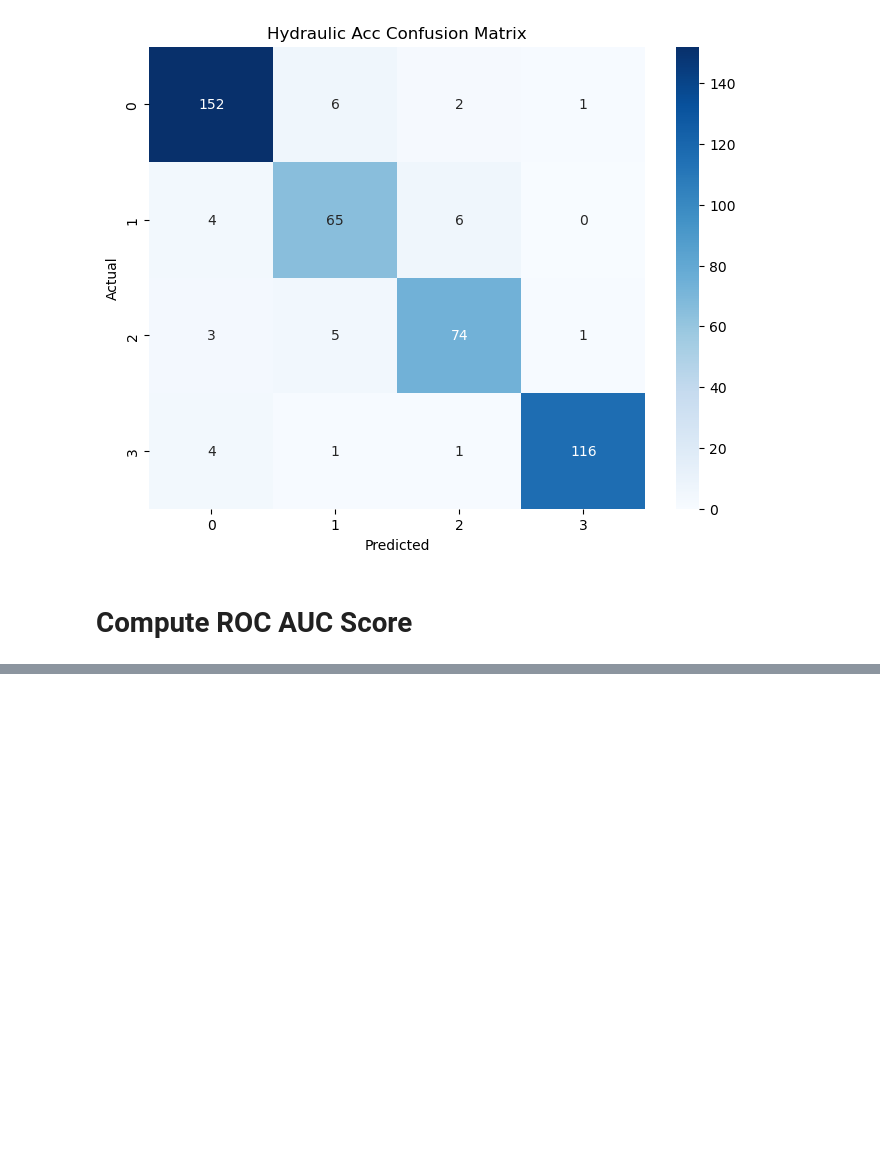
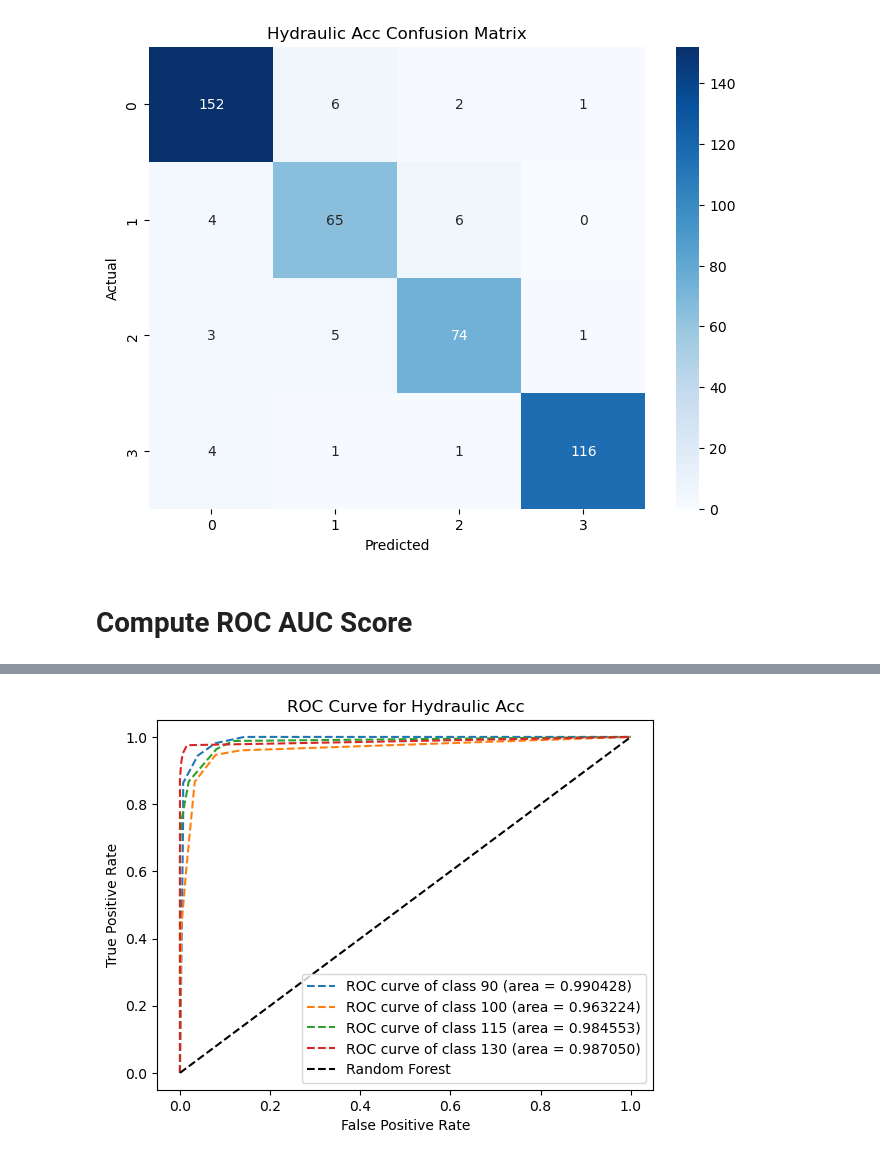
Before and after one commit to ajaykofficial/Machine-Learning, a Jupyter notebook: Condition Monitoring of Hydraulic System/KNN.ipynb, the cells around one changed output, grey strips where cells are left out. Saved outputs shown, nothing was run; the diff lists cells and outputs as text; code cells hidden in the pictures; blank space fills up the shorter version.

```diff
--- a/Condition Monitoring of Hydraulic System/KNN.ipynb
+++ b/Condition Monitoring of Hydraulic System/KNN.ipynb
@@ -316,0 +372,17 @@ print("ROC AUC Score - Stable Flag:",roc_auc_score_stable)
+# %%
+class_hydraulic=np.unique(y_test['y_hydraulicAcc'])
+fpr_hydraulic = dict()
+tpr_hydraulic = dict()
+roc_auc_hydraulic = dict()
+for i in range(class_hydraulic.shape[0]):
+    fpr_hydraulic[i], tpr_hydraulic[i], _ = roc_curve(y_test['y_hydraulicAcc'], y_pred_prob_hydraulic[:,i], pos_label=class_hydraulic[i])
+    roc_auc_hydraulic[i] = auc(fpr_hydraulic[i], tpr_hydraulic[i])
+    plt.plot(fpr_hydraulic[i], tpr_hydraulic[i], linestyle='--',label='ROC curve of class {0} (area = {1:f})'.format(class_hydraulic[i], roc_auc_hydraulic[i]))
+plt.plot([0, 1], [0, 1], 'k--',label='Random Forest')
+plt.xlabel('False Positive Rate')
+plt.ylabel('True Positive Rate')
+plt.title('ROC Curve for Hydraulic Acc')
+plt.legend(loc="lower right")
+plt.show()
+# %% [output]
+[figure, added]
```
Also changed, not shown: parts of 7 cells of this notebook.
